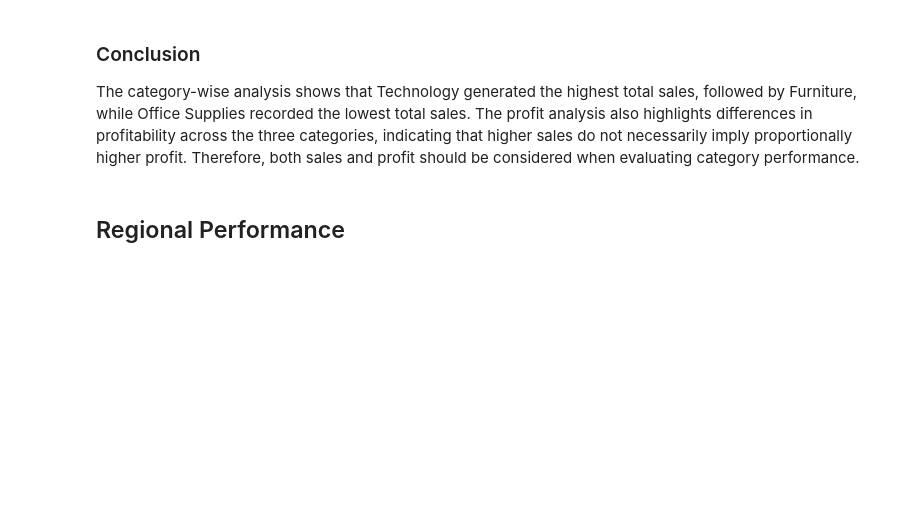
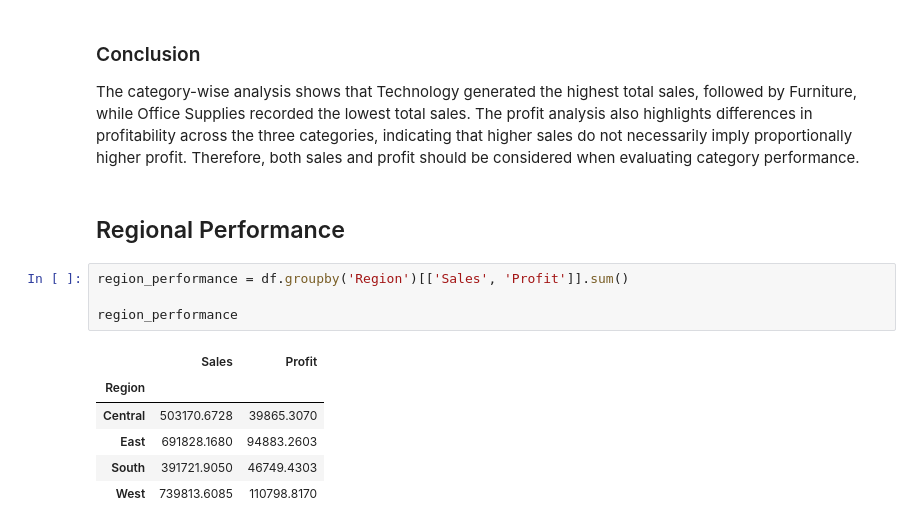
Before and after one commit to mdraihanmostafa746-coder/Superstore-Sales-Analysis, a Jupyter notebook: notebooks/superstore_sales_analysis.ipynb, the cells around one changed output. Drawn from its saved outputs; the diff is of its cells as text; blank space fills up the shorter version.

```diff
--- a/notebooks/superstore_sales_analysis.ipynb
+++ b/notebooks/superstore_sales_analysis.ipynb
@@ -530,3 +530,14 @@ plt.show()
 The category-wise analysis shows that Technology generated the highest total sales, followed by Furniture, while Office Supplies recorded the lowest total sales. The profit analysis also highlights differences in profitability across the three categories, indicating that higher sales do not necessarily imply proportionally higher profit. Therefore, both sales and profit should be considered when evaluating category performance.
 # %% [markdown]
 ## Regional Performance
+# %%
+region_performance = df.groupby('Region')[['Sales', 'Profit']].sum()
+
+region_performance
+# %% [output]
+|  | Sales | Profit |
+| Region |  |  |
+| Central | 503170.6728 | 39865.3070 |
+| East | 691828.1680 | 94883.2603 |
+| South | 391721.9050 | 46749.4303 |
+| West | 739813.6085 | 110798.8170 |
```
Also changed, not shown: parts of 1 cell of this notebook, 1 other file.
